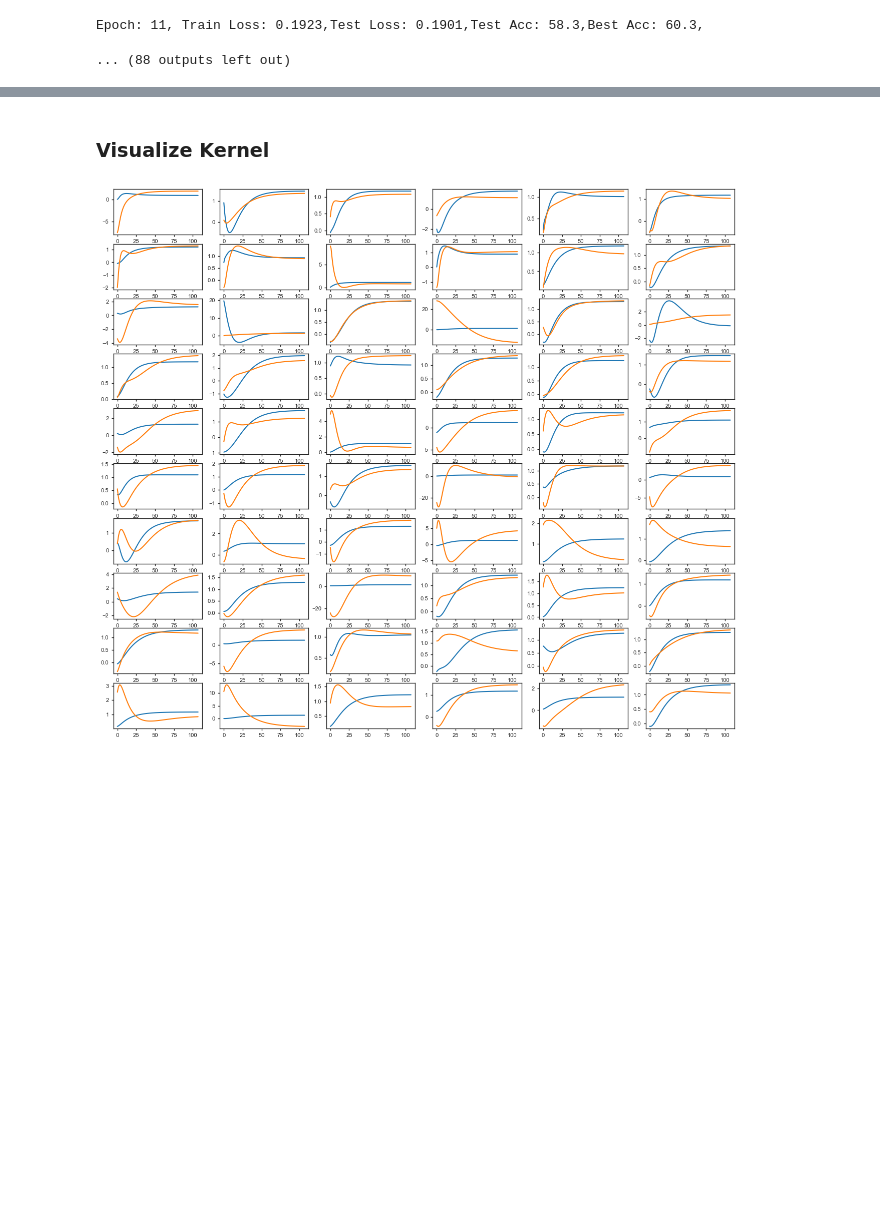
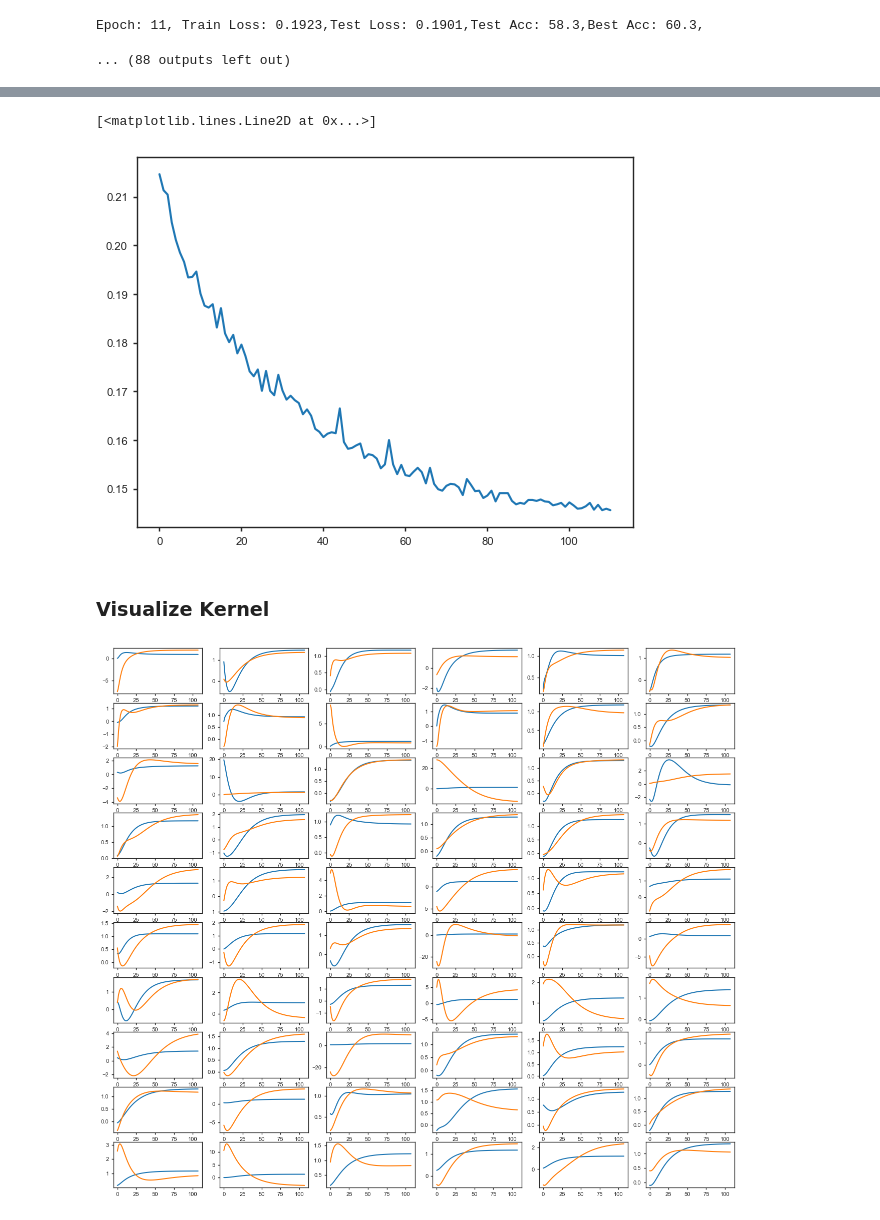
Before and after one commit to Baskin-LIU/Kernel-Propagation, a Jupyter notebook: Experiments/MNIST1D.ipynb, the cells around one changed output, grey strips where cells are left out. Saved outputs shown, nothing was run; the diff lists cells and outputs as text; code cells hidden in the pictures; blank space fills up the shorter version.

```diff
--- a/Experiments/MNIST1D.ipynb
+++ b/Experiments/MNIST1D.ipynb
@@ -194,3 +248,8 @@ Epoch: 11, Train Loss: 0.1923,Test Loss: 0.1901,Test Acc: 58.3,Best Acc: 60.3,
+# %%
+plt.plot(loss_record)
+# %% [output]
+[<matplotlib.lines.Line2D at 0x...>]
+[figure, added]
 # %% [markdown]
 ### Visualize Kernel
 # %%
```
Also changed, not shown: parts of 13 cells of this notebook, 6 other files.
